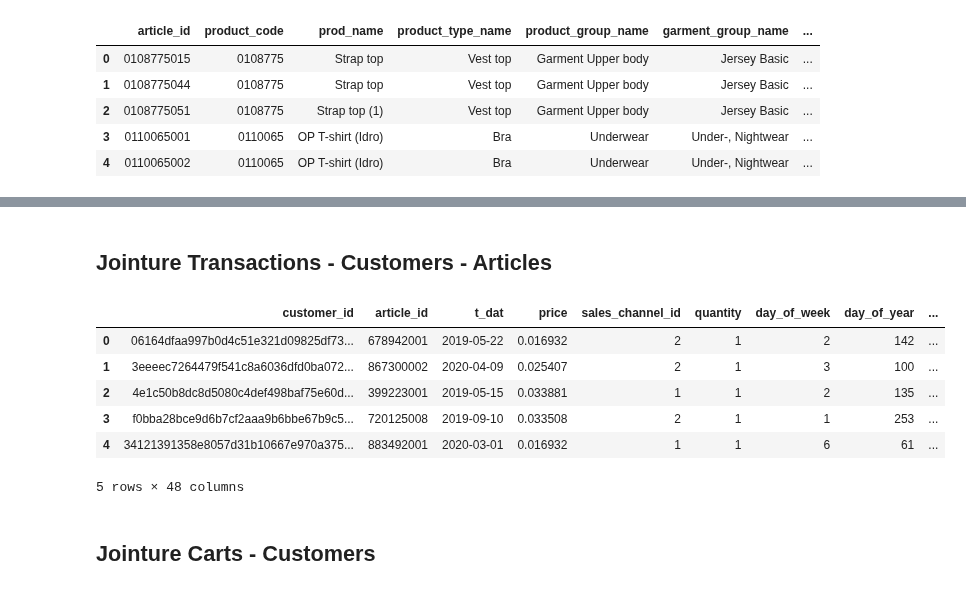
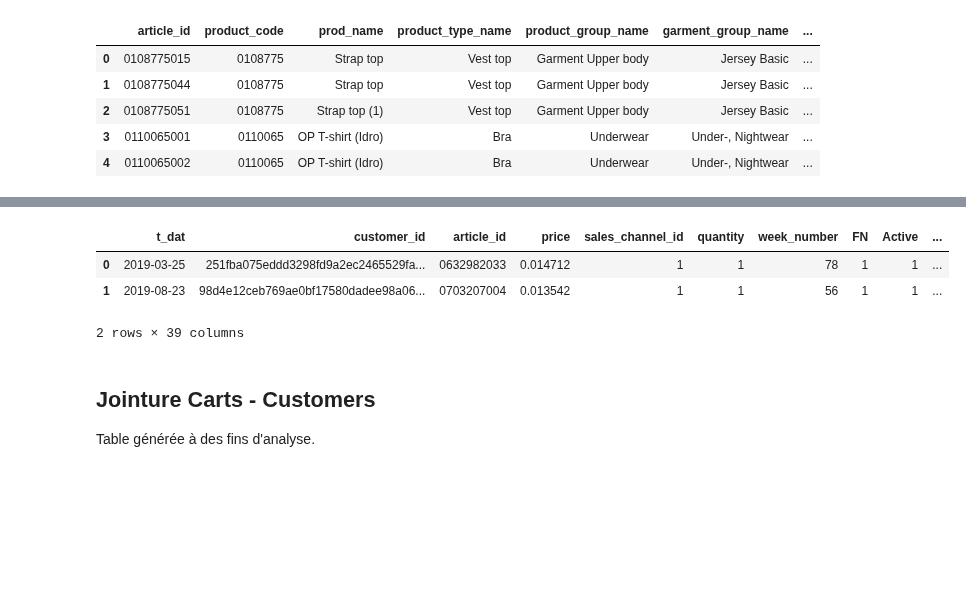
Before and after one commit to treb93/pyhm, a Jupyter notebook: 1-2. prepare_dataset.ipynb, the cells around one changed output, grey strips where cells are left out. Cells and saved outputs as stored; diff of their text form; code cells hidden in the pictures; blank space fills up the shorter version.

```diff
--- a/1-2. prepare_dataset.ipynb
+++ b/1-2. prepare_dataset.ipynb
@@ -331,3 +333,6 @@ articles[['article_id', 'product_code', 'prod_name', 'product_type_name',
 # %%
-customers = pd.read_pickle('pickles/customers.pkl')
-articles = pd.read_pickle('pickles/articles.pkl')
+transactions = pd.read_pickle("pickles/transactions_clean.pkl")
+customers = pd.read_pickle("pickles/customers_clean.pkl")
+articles = pd.read_pickle("pickles/articles_clean.pkl")
+
+transactions = transactions.sample(frac = 0.1)
@@ -341,2 +338,0 @@ La proportion de lignes du fichier article avec une valeur manquante est de: 0.4
-# %%
-articles = articles.dropna(subset=['total_purchases'])
@@ -390,11 +339,3 @@ customers.to_pickle('pickles/customers_clean.pkl')
-# %% [markdown]
-## Jointure Transactions - Customers - Articles
-# %%
-transactions = pd.read_pickle("pickles/transactions")
-customers = pd.read_pickle("pickles/customers")
-articles = pd.read_pickle("pickles/articles")
-
-transactions = transactions.sample(frac = 0.1)
 # %%
 transactions = transactions.merge(customers, on="customer_id", how="left")
 # %%
@@ -404,13 +345,12 @@ transactions.to_pickle("pickles/transactions_all_infos")
 # %%
-transactions.head()
+transactions.head(2)
 # %% [output]
-|  | customer_id | article_id | t_dat | price | sales_channel_id | quantity | day_of_week | day_of_year | ... |
-| 0 | 06164dfaa997b0d4c51e321d09825df73... | 678942001 | 2019-05-22 | 0.016932 | 2 | 1 | 2 | 142 | ... |
-| 1 | 3eeeec7264479f541c8a6036dfd0ba072... | 867300002 | 2020-04-09 | 0.025407 | 2 | 1 | 3 | 100 | ... |
-| 2 | 4e1c50b8dc8d5080c4def498baf75e60d... | 399223001 | 2019-05-15 | 0.033881 | 1 | 1 | 2 | 135 | ... |
-| 3 | f0bba28bce9d6b7cf2aaa9b6bbe67b9c5... | 720125008 | 2019-09-10 | 0.033508 | 2 | 1 | 1 | 253 | ... |
-| 4 | 34121391358e8057d31b10667e970a375... | 883492001 | 2020-03-01 | 0.016932 | 1 | 1 | 6 | 61 | ... |
+|  | t_dat | customer_id | article_id | price | sales_channel_id | quantity | week_number | FN | Active | ... |
+| 0 | 2019-03-25 | 251fba075eddd3298fd9a2ec2465529fa... | 0632982033 | 0.014712 | 1 | 1 | 78 | 1 | 1 | ... |
+| 1 | 2019-08-23 | 98d4e12ceb769ae0bf17580dadee98a06... | 0703207004 | 0.013542 | 1 | 1 | 56 | 1 | 1 | ... |
-5 rows × 48 columns
+2 rows × 39 columns
 # %% [markdown]
 ## Jointure Carts - Customers
+
+Table générée à des fins d'analyse.
 # %%
```
Also changed, not shown: parts of 14 cells of this notebook.
